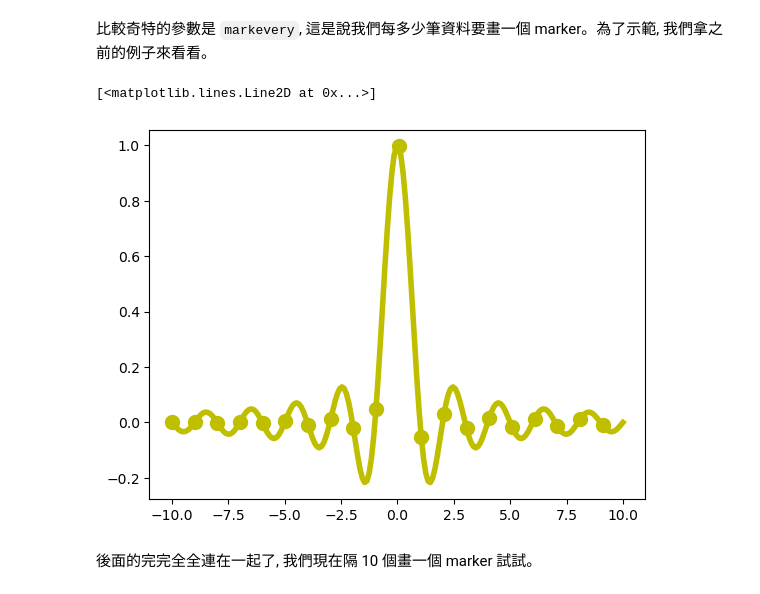
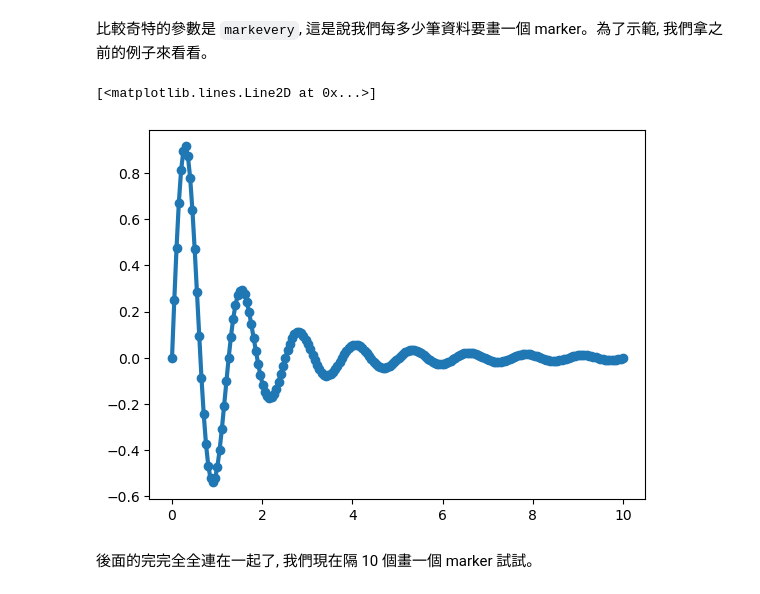
Before and after one commit to Yueh0315/IMLP, a Jupyter notebook: Unit02/2.3.2_Matplotlib資料視覺化.ipynb, the cells around one changed output. Drawn from its saved outputs; the diff is of its cells as text; code cells hidden in the pictures.

```diff
--- a/Unit02/2.3.2_Matplotlib資料視覺化.ipynb
+++ b/Unit02/2.3.2_Matplotlib資料視覺化.ipynb
@@ -250,9 +250,11 @@ plt.plot(x,y,c='y', lw=4, marker='o', markersize=10, markerfacecolor='r', marker
 # %% [markdown]
 比較奇特的參數是 `markevery`, 這是說我們每多少筆資料要畫一個 marker。為了示範, 我們拿之前的例子來看看。
-# %%
-plt.plot(x,y,c='y', lw=4, marker='o', ms=10, markevery=10)
-# %% [output]
-[<matplotlib.lines.Line2D at 0x...>]
-[figure, removed]
+# %%
+x = np.linspace(0, 10, 200)
+y = np.sin(5*x)/(1+x**2)
+plt.plot(x,y, lw=3, marker='o')
+# %% [output]
+[<matplotlib.lines.Line2D at 0x...>]
+[figure, added]
 # %% [markdown]
 後面的完完全全連在一起了, 我們現在隔 10 個畫一個 marker 試試。
```
Also changed, not shown: parts of 41 cells of this notebook.
